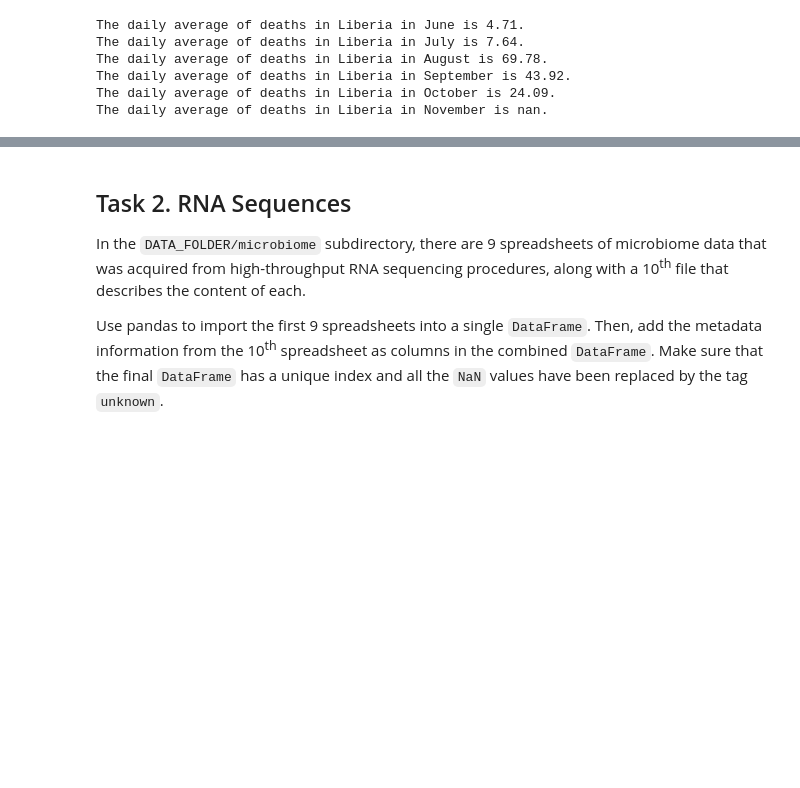
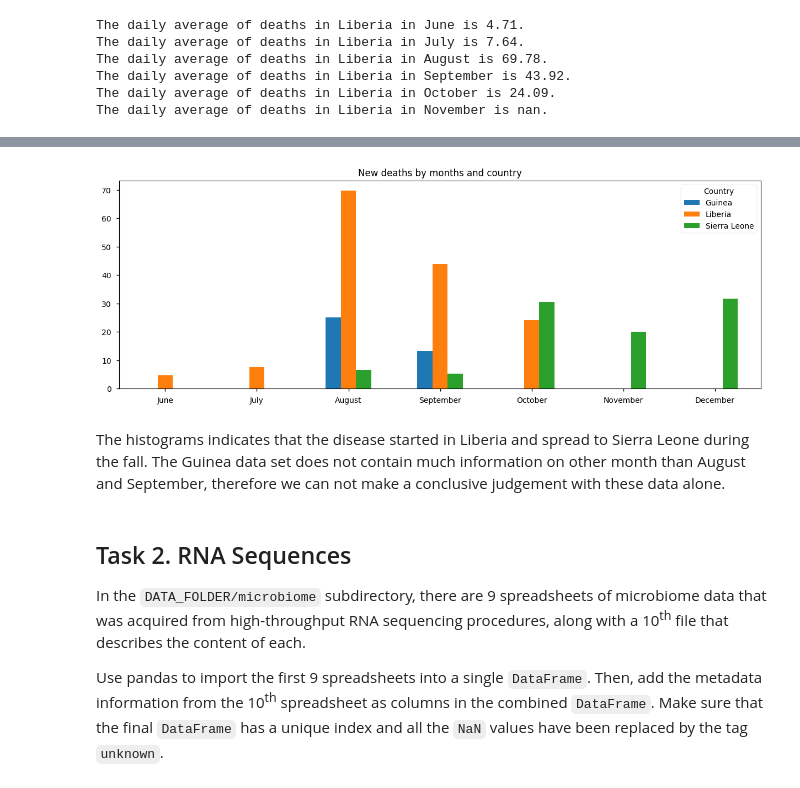
Before and after one commit to SCHValaris/ADA_Homeworks, a Jupyter notebook: Draft_Homework1/Homework1.ipynb, the cells around one changed output, grey strips where cells are left out. Drawn from its saved outputs; the diff is of its cells as text; code cells hidden in the pictures; blank space fills up the shorter version.

```diff
--- a/Draft_Homework1/Homework1.ipynb
+++ b/Draft_Homework1/Homework1.ipynb
@@ -507,3 +559,16 @@ The daily average of deaths in Liberia in November is nan.
+# %%
+# We plot a histogram for the deaths
+histo = deathDF.plot.bar()
+histo.set_xticklabels(all_months_names, rotation=0)
+histo.set_title('New deaths by months and country')
+histo.legend(title="Country")
+
+#We delete the temporary dataframe as we do not use it later
+del deathDF
+# %% [output]
+[figure, added]
+# %% [markdown]
+The histograms indicates that the disease started in Liberia and spread to Sierra Leone during the fall. The Guinea data set does not contain much information on other month than August and September, therefore we can not make a conclusive judgement with these data alone.
 # %% [markdown]
 ## Task 2. RNA Sequences
 
```
Also changed, not shown: parts of 24 cells of this notebook.
